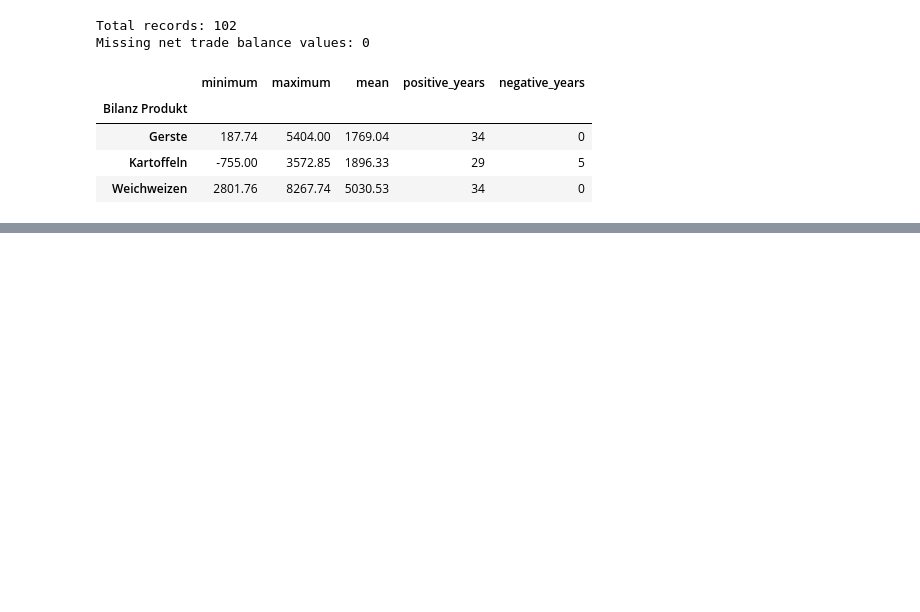
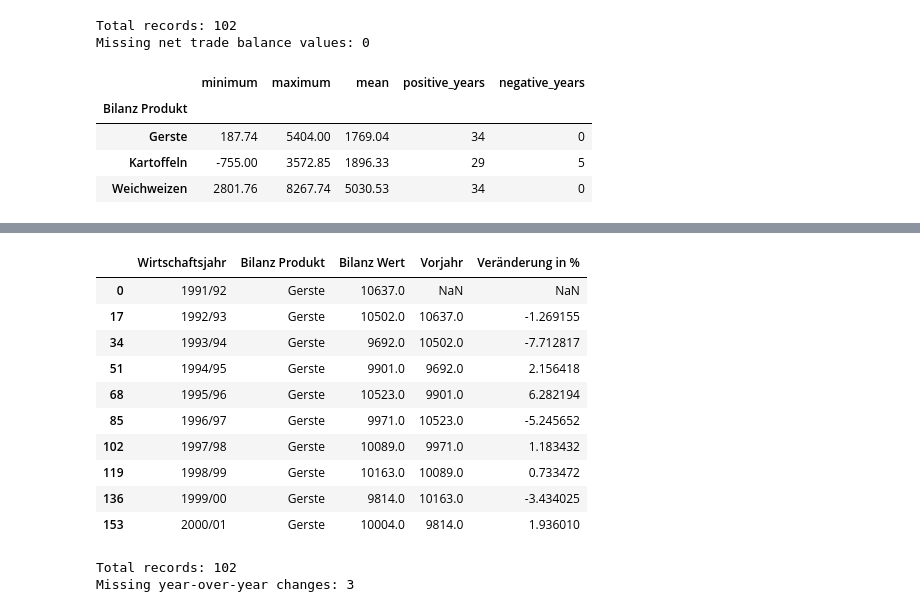
Before and after one commit to verveat/Agriculture_Crisis_Resilience, a Jupyter notebook: notebooks/01_ble_supply_balance_all_products.ipynb, the cells around one changed output, grey strips where cells are left out. Saved outputs shown, nothing was run; the diff lists cells and outputs as text; code cells hidden in the pictures; blank space fills up the shorter version.

```diff
--- a/notebooks/01_ble_supply_balance_all_products.ipynb
+++ b/notebooks/01_ble_supply_balance_all_products.ipynb
@@ -1467,0 +1719,58 @@ Missing net trade balance values: 0
+# %%
+# Calculate year-over-year changes in domestic use
+
+# Sort records by product and financial year
+domestic_use_change = domestic_use_check.sort_values(
+    ["Bilanz Produkt", "Wirtschaftsjahr"]
+).copy()
+
+# Calculate the previous year's domestic use
+domestic_use_change["Vorjahr"] = (
+    domestic_use_change.groupby("Bilanz Produkt")["Bilanz Wert"]
+    .shift(1)
+)
+
+# Calculate the percentage change compared with the previous year
+domestic_use_change["Veränderung in %"] = (
+    (
+        domestic_use_change["Bilanz Wert"]
+        - domestic_use_change["Vorjahr"]
+    )
+    / domestic_use_change["Vorjahr"]
+    * 100
+)
+
+# Keep the columns needed for the analysis
+domestic_use_change = domestic_use_change[
+    [
+        "Wirtschaftsjahr",
+        "Bilanz Produkt",
+        "Bilanz Wert",
+        "Vorjahr",
+        "Veränderung in %",
+    ]
+].copy()
+
+# Display the first records
+display(domestic_use_change.head(10))
+
+# Check the total number of records and missing changes
+print("Total records:", len(domestic_use_change))
+print(
+    "Missing year-over-year changes:",
+    domestic_use_change["Veränderung in %"].isna().sum()
+)
+# %% [output]
+|  | Wirtschaftsjahr | Bilanz Produkt | Bilanz Wert | Vorjahr | Veränderung in % |
+| 0 | 1991/92 | Gerste | 10637.0 | NaN | NaN |
+| 17 | 1992/93 | Gerste | 10502.0 | 10637.0 | -1.269155 |
+| 34 | 1993/94 | Gerste | 9692.0 | 10502.0 | -7.712817 |
+| 51 | 1994/95 | Gerste | 9901.0 | 9692.0 | 2.156418 |
+| 68 | 1995/96 | Gerste | 10523.0 | 9901.0 | 6.282194 |
+| 85 | 1996/97 | Gerste | 9971.0 | 10523.0 | -5.245652 |
+| 102 | 1997/98 | Gerste | 10089.0 | 9971.0 | 1.183432 |
+| 119 | 1998/99 | Gerste | 10163.0 | 10089.0 | 0.733472 |
+| 136 | 1999/00 | Gerste | 9814.0 | 10163.0 | -3.434025 |
+| 153 | 2000/01 | Gerste | 10004.0 | 9814.0 | 1.936010 |
+Total records: 102
+Missing year-over-year changes: 3
```
Also changed, not shown: parts of 16 cells of this notebook, 1 other file.
